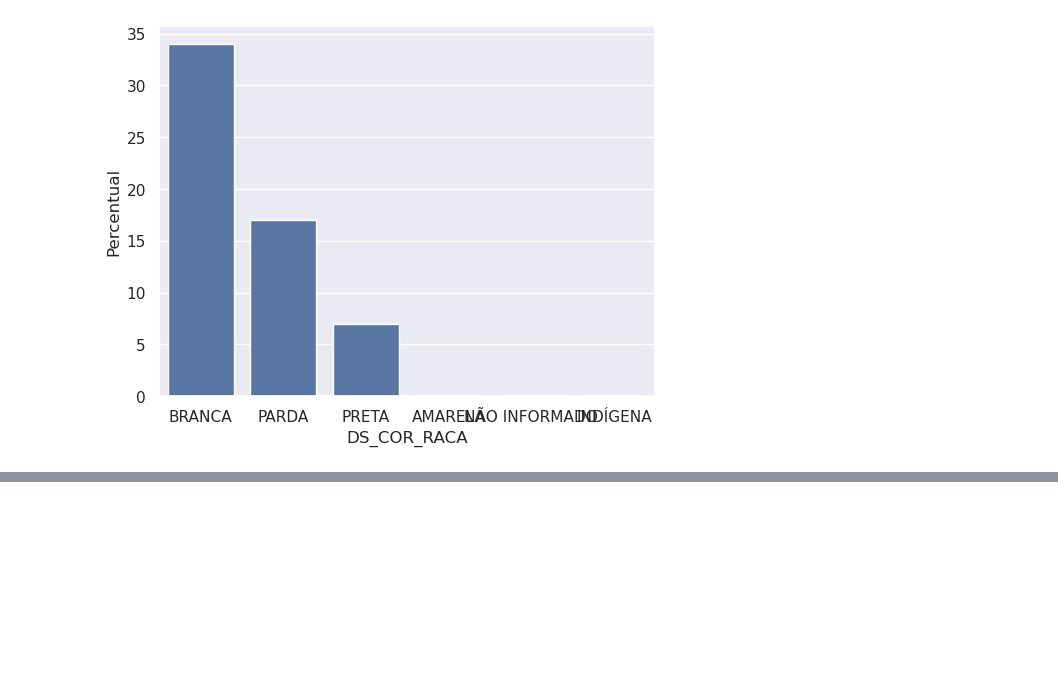
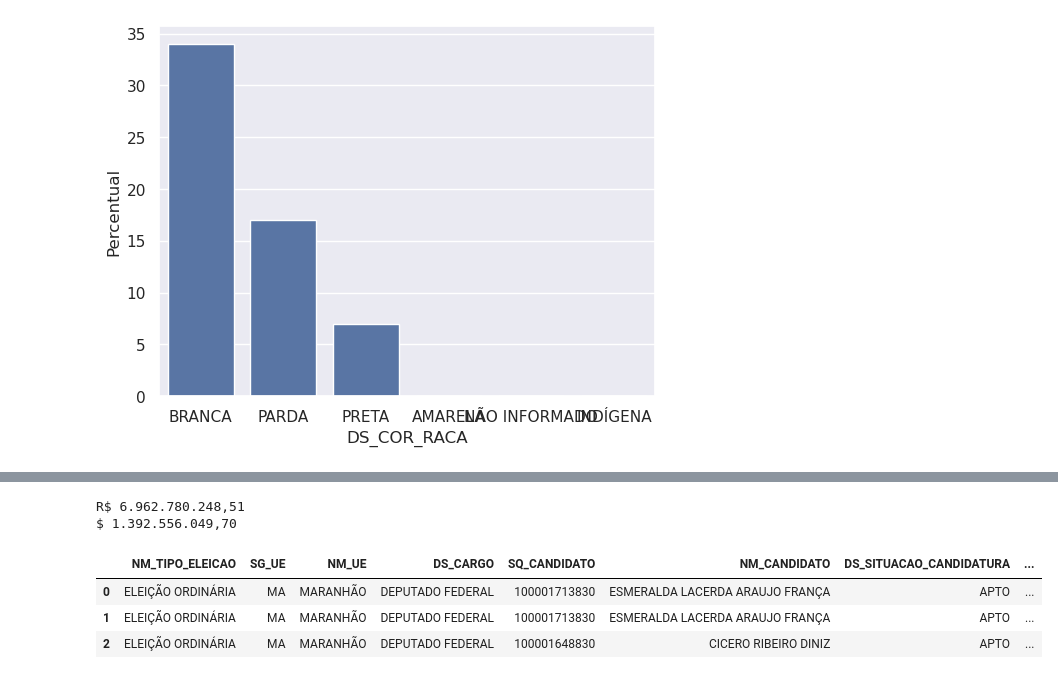
Before and after one commit to leandroclv/analise_manipulacao_dados_pandas_udemy, a Jupyter notebook: df_dados_TSE.ipynb, the cells around one changed output, grey strips where cells are left out. Saved outputs shown, nothing was run; the diff lists cells and outputs as text; code cells hidden in the pictures; blank space fills up the shorter version.

```diff
--- a/df_dados_TSE.ipynb
+++ b/df_dados_TSE.ipynb
@@ -534,0 +609,13 @@ print()
+# %%
+print(f'R$ {total:,.2f}'.replace(',', '_').replace('.', ',').replace('_', '.'))
+print(f'$ {total_dol:,.2f}'.replace(',', '_').replace('.', ',').replace('_', '.'))
+# %% [output]
+R$ 6.962.780.248,51
+$ 1.392.556.049,70
+# %%
+patrimonio_dep.head(3)
+# %% [output]
+|  | NM_TIPO_ELEICAO | SG_UE | NM_UE | DS_CARGO | SQ_CANDIDATO | NM_CANDIDATO | DS_SITUACAO_CANDIDATURA | ... |
+| 0 | ELEIÇÃO ORDINÁRIA | MA | MARANHÃO | DEPUTADO FEDERAL | 100001713830 | ESMERALDA LACERDA ARAUJO FRANÇA | APTO | ... |
+| 1 | ELEIÇÃO ORDINÁRIA | MA | MARANHÃO | DEPUTADO FEDERAL | 100001713830 | ESMERALDA LACERDA ARAUJO FRANÇA | APTO | ... |
+| 2 | ELEIÇÃO ORDINÁRIA | MA | MARANHÃO | DEPUTADO FEDERAL | 100001648830 | CICERO RIBEIRO DINIZ | APTO | ... |
```
Also changed, not shown: parts of 13 cells of this notebook.
